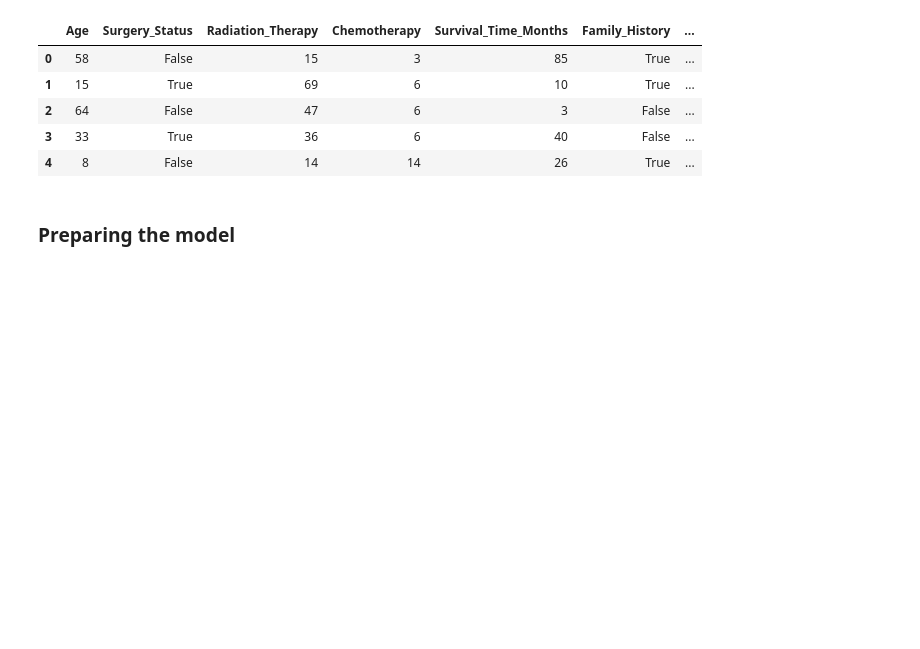
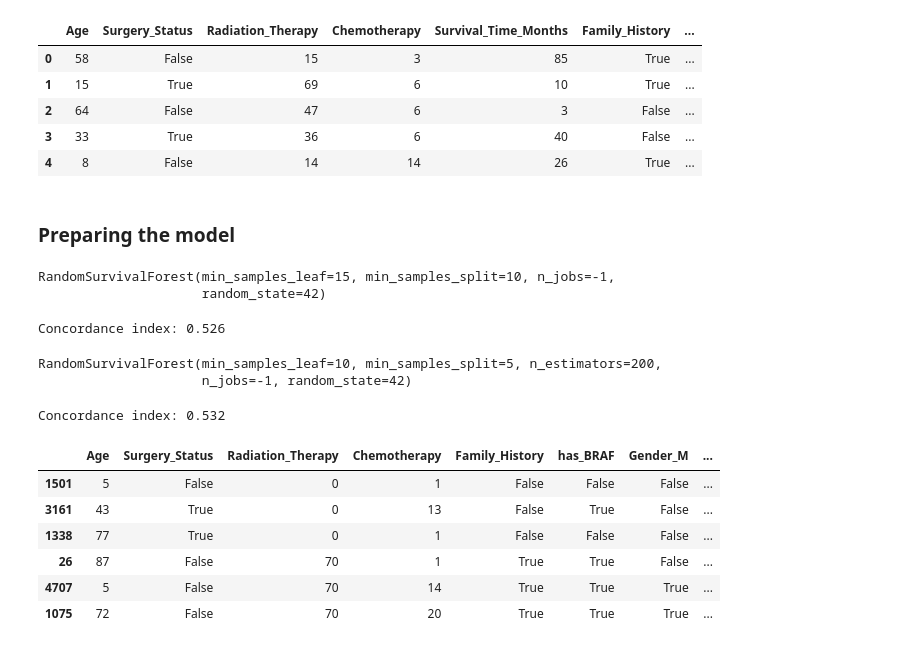
Before and after one commit to kgorog989/datas, a Jupyter notebook: cancer_ml.ipynb, the cells around one changed output. Drawn from its saved outputs; the diff is of its cells as text; code cells hidden in the pictures; blank space fills up the shorter version.

```diff
--- a/cancer_ml.ipynb
+++ b/cancer_ml.ipynb
@@ -56,3 +54,56 @@ X = df_new.drop(columns=["Survival_Time_Months", "Outcome_Status_Deceased", "Out
 from sklearn.model_selection import train_test_split
 
 X_train, X_test, y_train, y_test = train_test_split(X, y, test_size=0.2, random_state=42)
+# %%
+from sksurv.ensemble import RandomSurvivalForest
+
+rsf = RandomSurvivalForest(
+    n_estimators=100,
+    min_samples_split=10,
+    min_samples_leaf=15,
+    max_features="sqrt",
+    n_jobs=-1,
+    random_state=42
+)
+
+rsf.fit(X_train, y_train)
+# %% [output]
+RandomSurvivalForest(min_samples_leaf=15, min_samples_split=10, n_jobs=-1,
+                     random_state=42)
+# %%
+c_index = rsf.score(X_test, y_test)
+print(f"Concordance index: {c_index:.3f}")
+# %% [output]
+Concordance index: 0.526
+# %%
+rsf = RandomSurvivalForest(
+    n_estimators=200,
+    min_samples_split=5,
+    min_samples_leaf=10,
+    max_features="sqrt",
+    random_state=42,
+    n_jobs=-1
+)
+
+rsf.fit(X_train, y_train)
+# %% [output]
+RandomSurvivalForest(min_samples_leaf=10, min_samples_split=5, n_estimators=200,
+                     n_jobs=-1, random_state=42)
+# %%
+c_index = rsf.score(X_test, y_test)
+print(f"Concordance index: {c_index:.3f}")
+# %% [output]
+Concordance index: 0.532
+# %%
+X_test_sorted = X_test.sort_values(by=["Family_History", "Radiation_Therapy"])
+X_test_sel = pd.concat((X_test_sorted.head(3), X_test_sorted.tail(3)))
+
+X_test_sel
+# %% [output]
+|  | Age | Surgery_Status | Radiation_Therapy | Chemotherapy | Family_History | has_BRAF | Gender_M | ... |
+| 1501 | 5 | False | 0 | 1 | False | False | False | ... |
+| 3161 | 43 | True | 0 | 13 | False | True | False | ... |
+| 1338 | 77 | True | 0 | 1 | False | False | False | ... |
+| 26 | 87 | False | 70 | 1 | True | True | False | ... |
+| 4707 | 5 | False | 70 | 14 | True | True | True | ... |
+| 1075 | 72 | False | 70 | 20 | True | True | True | ... |
```
Also changed, not shown: parts of 6 cells of this notebook.
